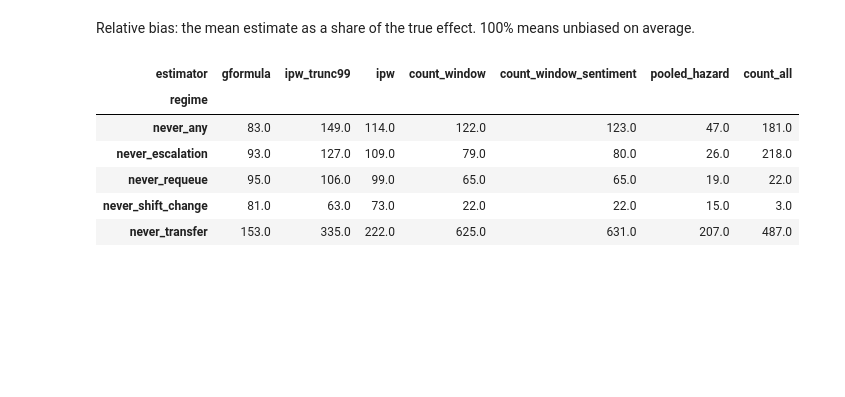
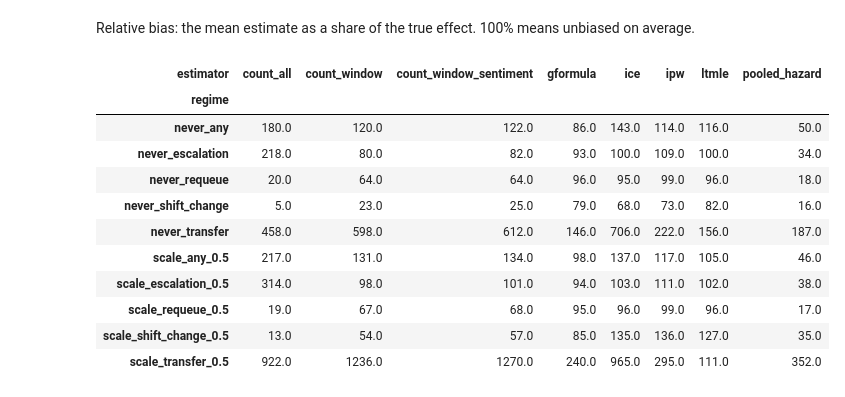
Before and after one commit to raz1470/gmethods, a Jupyter notebook: notebooks/03_recovery.ipynb, the cells around one changed output. Saved outputs shown, nothing was run; the diff lists cells and outputs as text; code cells hidden in the pictures; blank space fills up the shorter version.

```diff
--- a/notebooks/03_recovery.ipynb
+++ b/notebooks/03_recovery.ipynb
@@ -32,8 +32,9 @@ plt.rcParams.update({
     "axes.axisbelow": True, "font.size": 10, "legend.frameon": False,
 })
 # %%
-summary = summarise(Path("../results/recovery_baseline.csv"),
-                    Path("../results/truth_baseline.csv"))
-print("replicates:", int(summary["reps"].min()))
+files = sorted(Path("../results").glob("recovery_baseline_*.csv"))
+full = summarise(files, Path("../results/truth_baseline.csv"))
+summary = full.xs(50_000, level="n_chats")
+print(summary["reps"].groupby("estimator").max().to_string())
 (summary[["rd_true", "rd_mean", "bias", "sd", "rmse"]] * 1000).round(2)
 # %% [output]
@@ -82,13 +89,18 @@ plt.tight_layout()
 Relative bias: the mean estimate as a share of the true effect. 100% means
 unbiased on average.
 # %%
-rel = (summary["rd_mean"] / summary["rd_true"] * 100).unstack("estimator")[order]
+rel = (summary["rd_mean"] / summary["rd_true"] * 100).unstack("estimator")
 rel.round(0)
 # %% [output]
-| estimator | gformula | ipw_trunc99 | ipw | count_window | count_window_sentiment | pooled_hazard | count_all |
-| regime |  |  |  |  |  |  |  |
-| never_any | 83.0 | 149.0 | 114.0 | 122.0 | 123.0 | 47.0 | 181.0 |
-| never_escalation | 93.0 | 127.0 | 109.0 | 79.0 | 80.0 | 26.0 | 218.0 |
-| never_requeue | 95.0 | 106.0 | 99.0 | 65.0 | 65.0 | 19.0 | 22.0 |
-| never_shift_change | 81.0 | 63.0 | 73.0 | 22.0 | 22.0 | 15.0 | 3.0 |
-| never_transfer | 153.0 | 335.0 | 222.0 | 625.0 | 631.0 | 207.0 | 487.0 |
+| estimator | count_all | count_window | count_window_sentiment | gformula | ice | ipw | ltmle | pooled_hazard |
+| regime |  |  |  |  |  |  |  |  |
+| never_any | 180.0 | 120.0 | 122.0 | 86.0 | 143.0 | 114.0 | 116.0 | 50.0 |
+| never_escalation | 218.0 | 80.0 | 82.0 | 93.0 | 100.0 | 109.0 | 100.0 | 34.0 |
+| never_requeue | 20.0 | 64.0 | 64.0 | 96.0 | 95.0 | 99.0 | 96.0 | 18.0 |
+| never_shift_change | 5.0 | 23.0 | 25.0 | 79.0 | 68.0 | 73.0 | 82.0 | 16.0 |
+| never_transfer | 458.0 | 598.0 | 612.0 | 146.0 | 706.0 | 222.0 | 156.0 | 187.0 |
+| scale_any_0.5 | 217.0 | 131.0 | 134.0 | 98.0 | 137.0 | 117.0 | 105.0 | 46.0 |
+| scale_escalation_0.5 | 314.0 | 98.0 | 101.0 | 94.0 | 103.0 | 111.0 | 102.0 | 38.0 |
+| scale_requeue_0.5 | 19.0 | 67.0 | 68.0 | 95.0 | 96.0 | 99.0 | 96.0 | 17.0 |
+| scale_shift_change_0.5 | 13.0 | 54.0 | 57.0 | 85.0 | 135.0 | 136.0 | 127.0 | 35.0 |
+| scale_transfer_0.5 | 922.0 | 1236.0 | 1270.0 | 240.0 | 965.0 | 295.0 | 111.0 | 352.0 |
```
Also changed, not shown: parts of 6 cells of this notebook, 7 other files.
